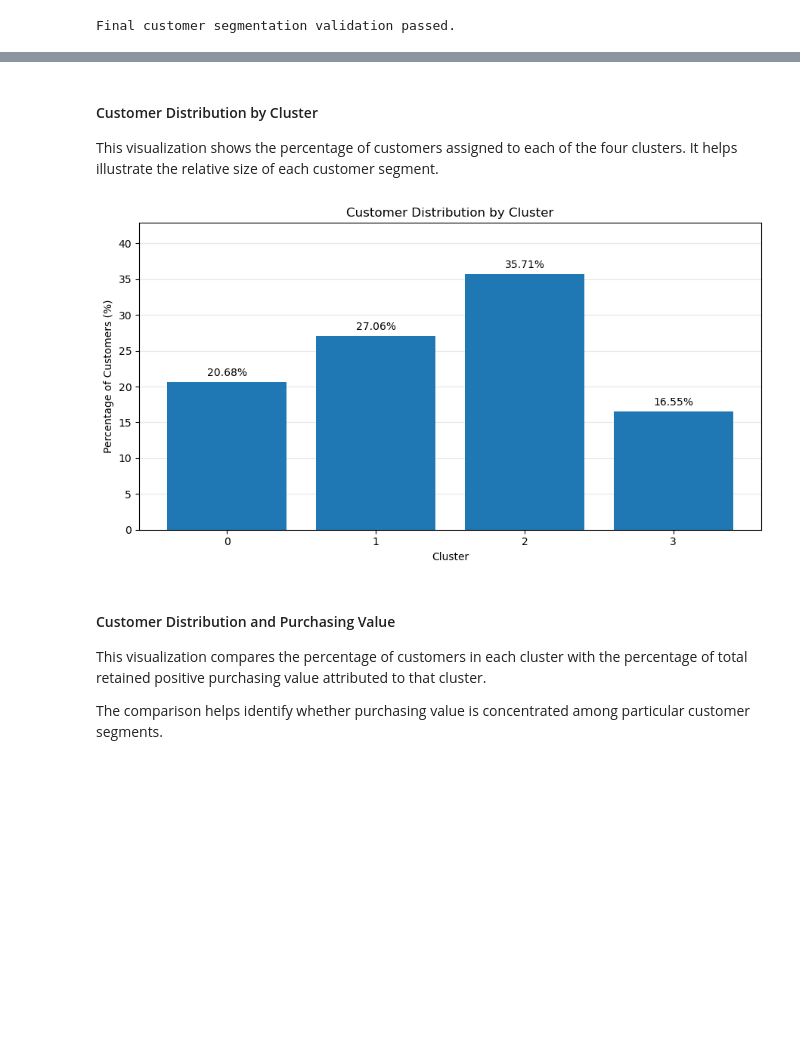
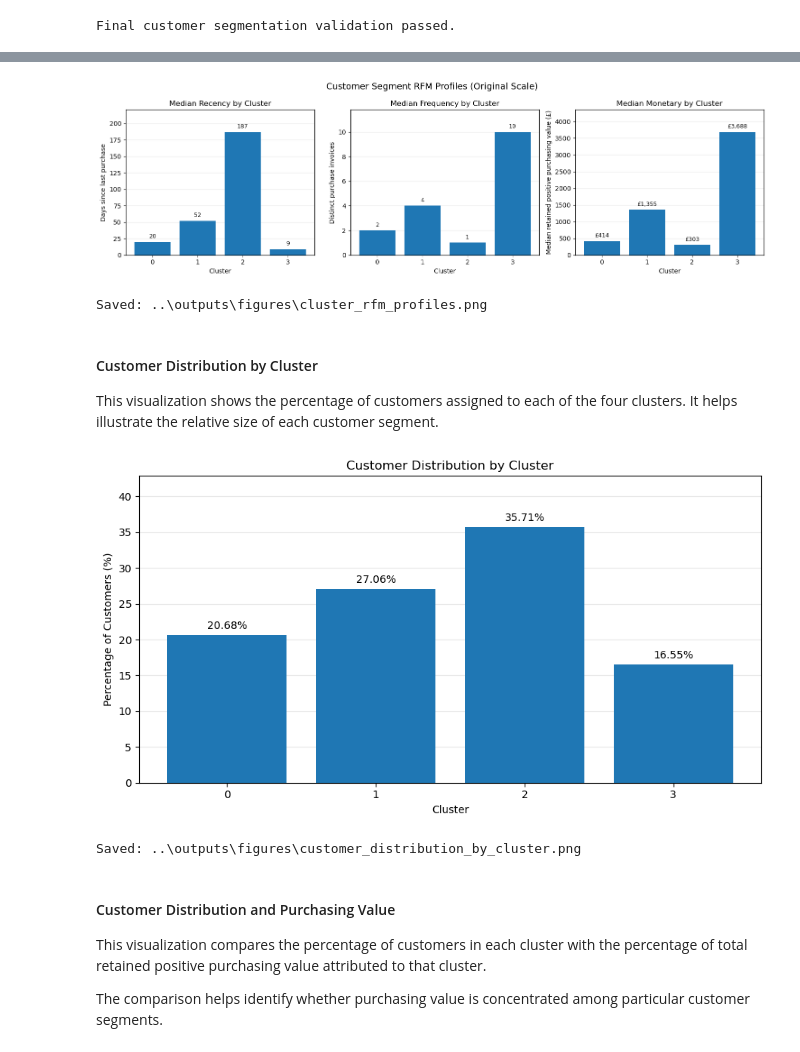
Before and after one commit to ferrillt/Customer-Segmentation-Clustering, a Jupyter notebook: notebooks/Customer_Segmentation_Clustering.ipynb, the cells around one changed output, grey strips where cells are left out. Drawn from its saved outputs; the diff is of its cells as text; code cells hidden in the pictures; blank space fills up the shorter version.

```diff
--- a/notebooks/Customer_Segmentation_Clustering.ipynb
+++ b/notebooks/Customer_Segmentation_Clustering.ipynb
@@ -1121,3 +1125,39 @@ Final customer segmentation validation passed.
+# %%
+# Visualize original-scale median RFM profiles for each customer cluster
+# Requires segment_profiles from the preceding customer segmentation summary.
+
+profile_metrics = [
+    ("Median_Recency", "Recency", "Days since last purchase"),
+    ("Median_Frequency", "Frequency", "Distinct purchase invoices"),
+    ("Median_Monetary", "Monetary", "Median retained positive purchasing value (£)"),
+]
+
+fig, axes = plt.subplots(1, 3, figsize=(15, 4.5))
+cluster_labels = segment_profiles["Cluster"].astype(str)
+
+for ax, (column, title, ylabel) in zip(axes, profile_metrics):
+    bars = ax.bar(cluster_labels, segment_profiles[column])
+    ax.set_title(f"Median {title} by Cluster")
+    ax.set_xlabel("Cluster")
+    ax.set_ylabel(ylabel)
+    ax.set_ylim(0, segment_profiles[column].max() * 1.18)
+    ax.grid(axis="y", alpha=0.25)
+    ax.set_axisbelow(True)
+    for bar, value in zip(bars, segment_profiles[column]):
+        label = f"£{value:,.0f}" if column == "Median_Monetary" else f"{value:,.0f}"
+        ax.annotate(label, (bar.get_x() + bar.get_width()/2, bar.get_height()),
+                    xytext=(0, 4), textcoords="offset points",
+                    ha="center", va="bottom", fontsize=9)
+
+fig.suptitle("Customer Segment RFM Profiles (Original Scale)", fontsize=14)
+plt.tight_layout()
+plt.savefig(FIGURES_DIR / "cluster_rfm_profiles.png", dpi=300, bbox_inches="tight")
+plt.show()
+
+print("Saved:", FIGURES_DIR / "cluster_rfm_profiles.png")
+# %% [output]
+[figure, added]
+Saved: ..\outputs\figures\cluster_rfm_profiles.png
 # %% [markdown]
 #### Customer Distribution by Cluster
 
@@ -1165,8 +1205,10 @@ plt.savefig(
 )
 
 plt.show()
+print("Saved:", FIGURES_DIR / "customer_distribution_by_cluster.png")
 # %% [output]
 [figure]
+Saved: ..\outputs\figures\customer_distribution_by_cluster.png
 # %% [markdown]
 #### Customer Distribution and Purchasing Value
 
```
Also changed, not shown: parts of 3 cells of this notebook.
